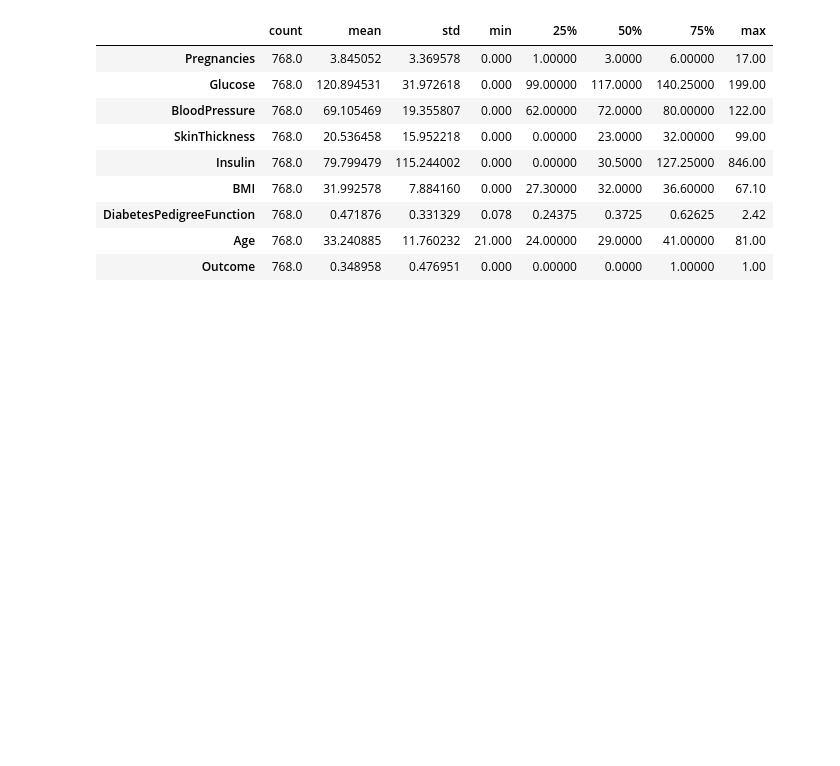
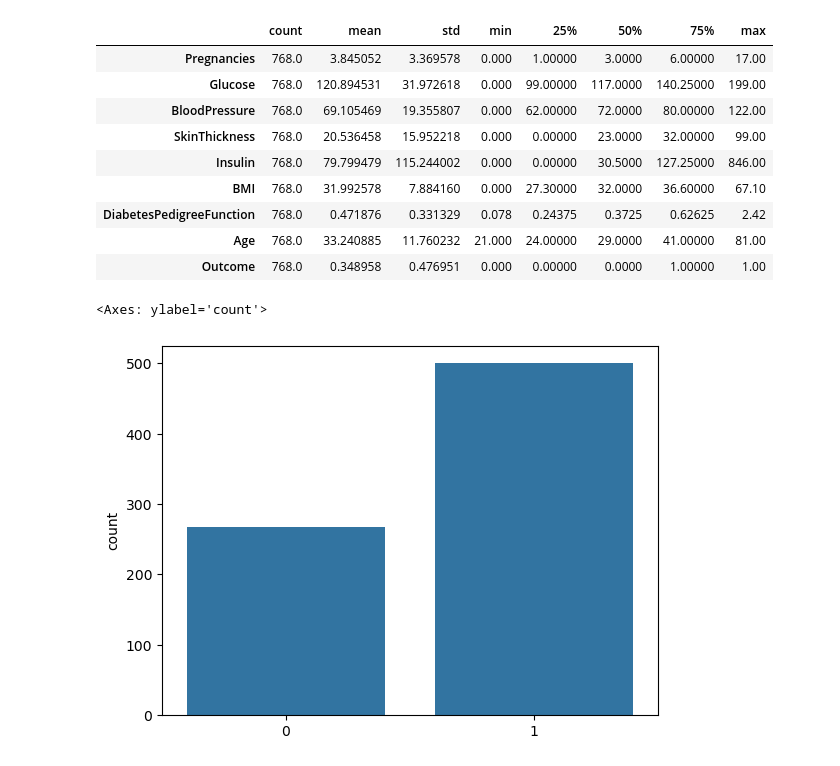
Before and after one commit to satanix0/data-science, a Jupyter notebook: Projects/Project 5 - Diabetes Detection using SVM/main.ipynb, the cells around one changed output. Cells and saved outputs as stored; diff of their text form; code cells hidden in the pictures; blank space fills up the shorter version.

```diff
--- a/Projects/Project 5 - Diabetes Detection using SVM/main.ipynb
+++ b/Projects/Project 5 - Diabetes Detection using SVM/main.ipynb
@@ -54,3 +55,9 @@ df.describe().T
 import plotly.express as px
 fig = px.imshow(df.corr(), color_continuous_scale='viridis')
 fig.show()
+# %%
+# df['Outcome'].value_counts()
+sns.barplot(y=df['Outcome'].value_counts(), x=df['Outcome'].unique())
+# %% [output]
+<Axes: ylabel='count'>
+[figure, added]
```
Also changed, not shown: parts of 22 cells of this notebook, 7 other files.
